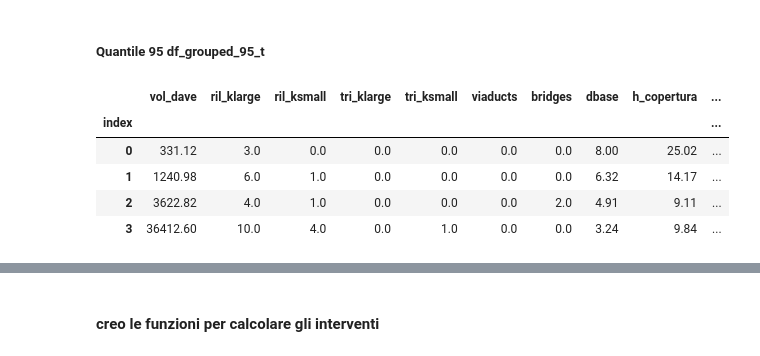
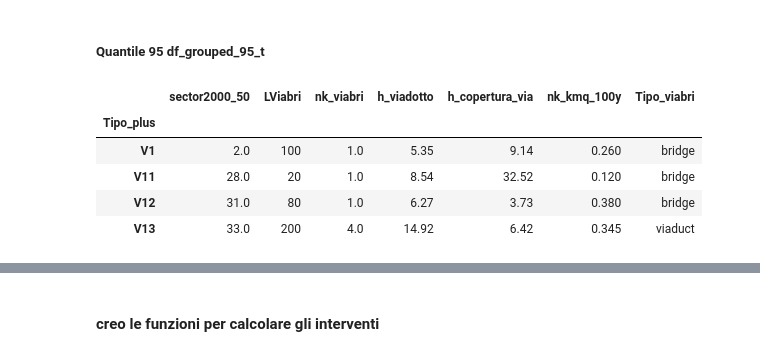
Before and after one commit to fabrizioperuzzo/karst_stochastic, a Jupyter notebook: Karst-jupyter-Rev3.ipynb, the cells around one changed output, grey strips where cells are left out. Drawn from its saved outputs; the diff is of its cells as text; code cells hidden in the pictures.

```diff
--- a/Karst-jupyter-Rev3.ipynb
+++ b/Karst-jupyter-Rev3.ipynb
@@ -422,10 +403,23 @@ Index(['IGE', 'Litho', 'POINT_X', 'POINT_Y', 'h_quat', 'Tipo', 'h_rilevato',
+# %%
+# perché la media sia efficace bisogna convertire lo zero con np.nan
+
+df['h_rilevato_true'] = df['h_rilevato_true'].replace(0, np.NaN)
+df['h_trincea'] = df['h_trincea'].replace(0, np.NaN)
+df['h_viadotto'] = df['h_viadotto'].replace(0, np.NaN)
+df['h_copertura_ril'] = df['h_copertura_ril'].replace(0, np.NaN)
+df['h_copertura_tri'] = df['h_copertura_tri'].replace(0, np.NaN)
+df['h_copertura_via'] = df['h_copertura_via'].replace(0, np.NaN)
 # %%
 df_g50 = df.groupby(df.index // 50).agg({'progressiva':'first', 'POINT_X':'first', 'POINT_Y':'first', 'IGE':max, 'Litho':max, 'h_quat':'mean', 'h_perm':'mean',
                                          'vtrackupx':'first', 'vtrackupy':'first', 'vtrackdownx':'first', 'vtrackdowny':'first',
                                          'vtrackup500x':'first', 'vtrackup500y':'first', 'vtrackdown500x':'first', 'vtrackdown500y':'first',
                                          'vtrackup2000x':'first', 'vtrackup2000y':'first', 'vtrackdown2000x':'first', 'vtrackdown2000y':'first',
-                                         'length':'sum','h_rilevato':'mean','LRilevato':'sum','LTrincea':'sum','LViaduct':'sum','LBridge':'sum',
-                                         'h_copertura':'mean', 'h_copertura_ril':'mean', 'h_copertura_tri':'mean', 'h_copertura_via':'mean'})
+                                         'length':'sum','h_rilevato':'mean','h_rilevato_true':'mean','h_trincea':'mean','h_viadotto':'max',
+                                         'LRilevato':'sum','LTrincea':'sum','LViaduct':'sum','LBridge':'sum',
+                                         'h_copertura':'mean', 'h_copertura_ril':'mean', 'h_copertura_tri':'mean', 'h_copertura_via':'mean', 'Tipo_plus':'max'})
 # riaggiungo l'ultima riga
 
 df_g50 = df_g50.append(df[df_g50.columns.tolist()].tail(1), ignore_index=True, sort=False)
+
+# ripristino gli zeri
+df.fillna(0, inplace=True)
@@ -1934,6 +1918,7 @@ df_grouped_2000.head(3)
 # %%
 # deterministico n_karst 2000
 
-list_col_g50 = ['sector2000_50','Litho','h_rilevato', 'LRilevato', 'LTrincea', 'LViaduct', 'LBridge','n_karst', 'sector_area']
+list_col_g50 = ['sector2000_50','Litho','Tipo_plus','h_rilevato', 'h_rilevato_true','h_trincea','h_viadotto','h_copertura_ril','h_copertura_tri','h_copertura_via',
+                'LRilevato', 'LTrincea', 'LViaduct', 'LBridge','n_karst', 'sector_area']
 df_g50[list_col_g50]
 # %% [output]
@@ -1956,28 +1941,48 @@ df_g50[list_col_g50]
 ##### Quantile 95   df_grouped_95_t
 # %%
 # from df_grouped95 -> to -> df_grouped_95_t ovvero completato con altre informazioni
-# n_karst_200_95_t sono i # karst nella banda 2km sia da deterministico (analisi karst in superficie) che da stochastico
+# n_karst_2000_95_t sono i # karst nella banda 2km sia da deterministico (analisi karst in superficie) che da stochastico q95
 # ril-klarge ril-ksmall tri_klarge tri_ksmall viaducts bridges sono i numeri di karst nella banda 100m
 
 cols_totsum = ['vol_dave', 'ril_klarge', 'ril_ksmall', 'tri_klarge', 'tri_ksmall', 'viaducts', 'bridges']
 
 df_temp = df_grouped_95[cols_totsum] + df_grouped_determ[cols_totsum]
 
 df_temp[['dbase','h_copertura','sector2000_50']] = df_grouped_95[['dbase','h_copertura','sector2000_50']]
 df_temp = pd.merge(df_temp, df_g50[list_col_g50], on='sector2000_50', left_index=True)
 df_temp = pd.merge(df_temp, df_grouped_2000[['sector2000_50','n_karst_2000_95']], on='sector2000_50', left_index=True)
 df_temp['n_karst_2000_95_t'] = df_temp['n_karst'] + df_temp['n_karst_2000_95']
 df_temp = df_temp.drop(columns=['n_karst','n_karst_2000_95'])
-df_temp['karst-kmq-100y'] = df_temp.n_karst_2000_95_t / df_temp.sector_area / vitautile
-df_temp['karst-kmq-100y'] = df_temp['karst-kmq-100y'].round(2)
+df_temp['nk_kmq_100y'] = df_temp.n_karst_2000_95_t / df_temp.sector_area / vitautile
+df_temp['nk_kmq_100y'] = df_temp['nk_kmq_100y'].round(2)
 df_temp['h_rilevato'] = df_temp['h_rilevato'].round(2)
 df_temp['sector_area'] = df_temp['sector_area'].round(2)
+df_temp['h_copertura_ril'] = df_temp['h_copertura_ril'].round(2)
+df_temp['h_copertura_tri'] = df_temp['h_copertura_tri'].round(2)
+df_temp['h_copertura_via'] = df_temp['h_copertura_via'].round(2)
+df_temp['h_trincea'] = df_temp['h_trincea'].round(2)
+df_temp['h_viadotto'] = df_temp['h_viadotto'].round(2)
+df_temp['LViabri'] = df_temp.LBridge + df_temp.LViaduct
+df_temp['nk_viabri'] = df_temp.viaducts + df_temp.bridges
 df_grouped_95_t = df_temp
-df_temp.head(4)
+###
+df_via_grouped_95_t = df_grouped_95_t[['Tipo_plus','sector2000_50','LViabri','nk_viabri','h_viadotto','h_copertura_via','nk_kmq_100y']]
+df_via_grouped_95_t = df_via_grouped_95_t.groupby('Tipo_plus').agg({
+    'sector2000_50':'first','LViabri':'sum','nk_viabri':'sum','h_viadotto':'max','h_copertura_via':'mean','nk_kmq_100y':'mean'
+    })
+
+df_via_grouped_95_t = df_via_grouped_95_t[(df_via_grouped_95_t.index != 'Rilevato') & (df_via_grouped_95_t.index != 'Trincea')]
+df_via_grouped_95_t['Tipo_viabri'] = np.where(df_via_grouped_95_t.h_viadotto >= lim_via_bridge, 'viaduct', 'bridge')
+
+df_grouped_95_t = df_grouped_95_t.fillna(0)
+df_via_grouped_95_t = df_via_grouped_95_t.fillna(0)
+
+df_grouped_95_t.head(4)
+df_via_grouped_95_t.head(4)
 # %% [output]
-|  | vol_dave | ril_klarge | ril_ksmall | tri_klarge | tri_ksmall | viaducts | bridges | dbase | h_copertura | ... |
-| index |  |  |  |  |  |  |  |  |  | ... |
-| 0 | 331.12 | 3.0 | 0.0 | 0.0 | 0.0 | 0.0 | 0.0 | 8.00 | 25.02 | ... |
-| 1 | 1240.98 | 6.0 | 1.0 | 0.0 | 0.0 | 0.0 | 0.0 | 6.32 | 14.17 | ... |
-| 2 | 3622.82 | 4.0 | 1.0 | 0.0 | 0.0 | 0.0 | 2.0 | 4.91 | 9.11 | ... |
-| 3 | 36412.60 | 10.0 | 4.0 | 0.0 | 1.0 | 0.0 | 0.0 | 3.24 | 9.84 | ... |
+|  | sector2000_50 | LViabri | nk_viabri | h_viadotto | h_copertura_via | nk_kmq_100y | Tipo_viabri |
+| Tipo_plus |  |  |  |  |  |  |  |
+| V1 | 2.0 | 100 | 1.0 | 5.35 | 9.14 | 0.260 | bridge |
+| V11 | 28.0 | 20 | 1.0 | 8.54 | 32.52 | 0.120 | bridge |
+| V12 | 31.0 | 80 | 1.0 | 6.27 | 3.73 | 0.380 | bridge |
+| V13 | 33.0 | 200 | 4.0 | 14.92 | 6.42 | 0.345 | viaduct |
```
Also changed, not shown: parts of 54 cells of this notebook.
